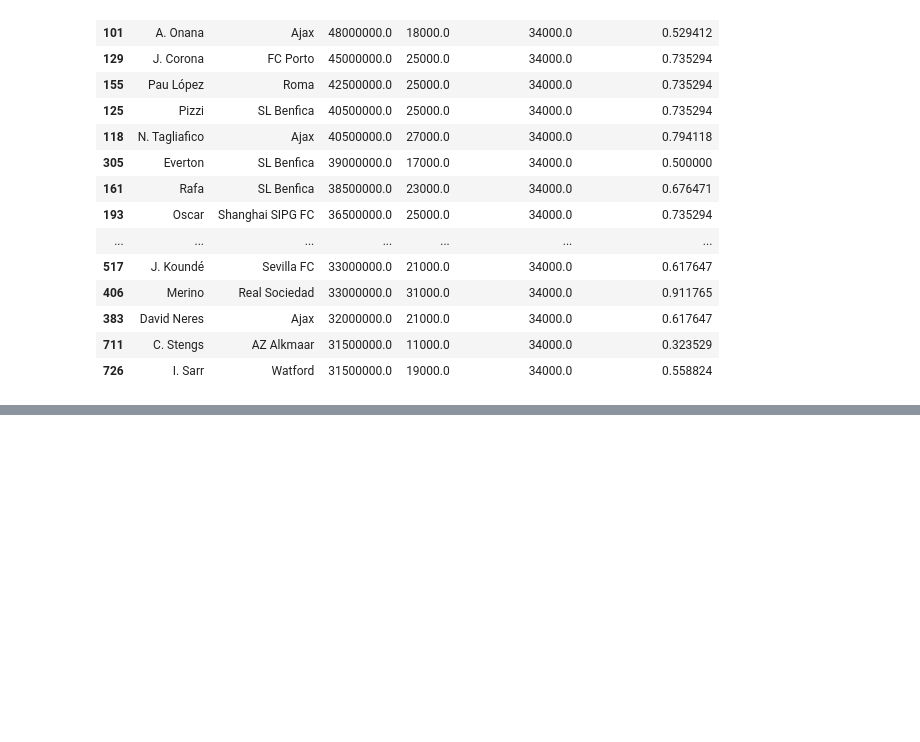
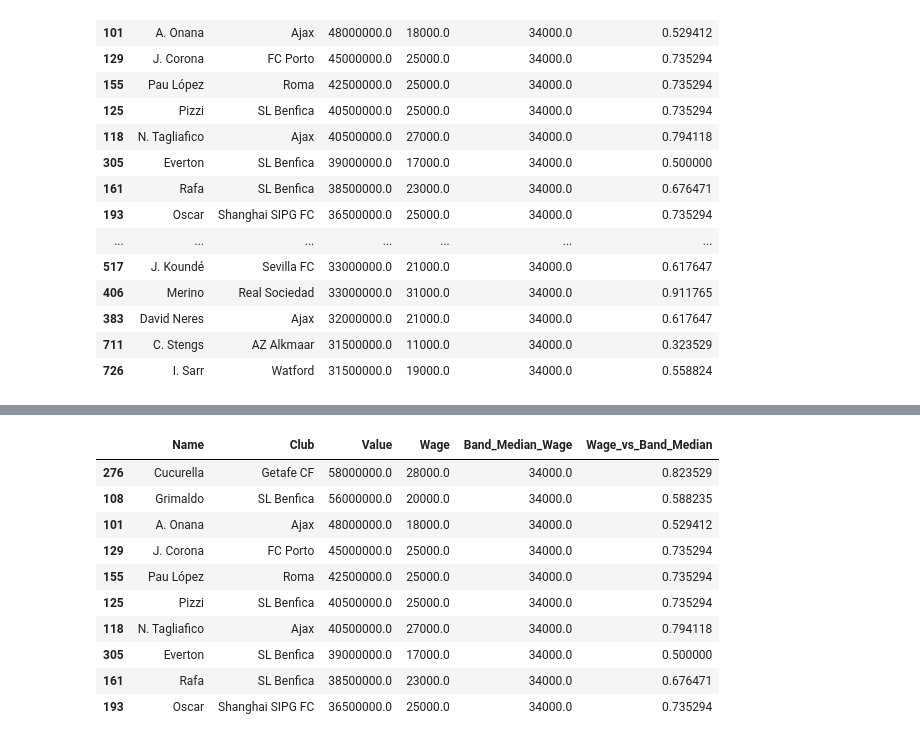
Before and after one commit to Alasko19/bincom_FIFA21_Project, a Jupyter notebook: fifa21_analysis.ipynb, the cells around one changed output, grey strips where cells are left out. Drawn from its saved outputs; the diff is of its cells as text; code cells hidden in the pictures; blank space fills up the shorter version.

```diff
--- a/fifa21_analysis.ipynb
+++ b/fifa21_analysis.ipynb
@@ -604,0 +637,27 @@ candidates[
+# %%
+# displaying the top 10 candidates
+
+top_10_candidates = candidates[
+    [
+        "Name",
+        "Club",
+        "Value",
+        "Wage",
+        "Band_Median_Wage",
+        "Wage_vs_Band_Median"
+    ]
+].head(10)
+
+top_10_candidates
+# %% [output]
+|  | Name | Club | Value | Wage | Band_Median_Wage | Wage_vs_Band_Median |
+| 276 | Cucurella | Getafe CF | 58000000.0 | 28000.0 | 34000.0 | 0.823529 |
+| 108 | Grimaldo | SL Benfica | 56000000.0 | 20000.0 | 34000.0 | 0.588235 |
+| 101 | A. Onana | Ajax | 48000000.0 | 18000.0 | 34000.0 | 0.529412 |
+| 129 | J. Corona | FC Porto | 45000000.0 | 25000.0 | 34000.0 | 0.735294 |
+| 155 | Pau López | Roma | 42500000.0 | 25000.0 | 34000.0 | 0.735294 |
+| 125 | Pizzi | SL Benfica | 40500000.0 | 25000.0 | 34000.0 | 0.735294 |
+| 118 | N. Tagliafico | Ajax | 40500000.0 | 27000.0 | 34000.0 | 0.794118 |
+| 305 | Everton | SL Benfica | 39000000.0 | 17000.0 | 34000.0 | 0.500000 |
+| 161 | Rafa | SL Benfica | 38500000.0 | 23000.0 | 34000.0 | 0.676471 |
+| 193 | Oscar | Shanghai SIPG FC | 36500000.0 | 25000.0 | 34000.0 | 0.735294 |
```
Also changed, not shown: parts of 1 cell of this notebook.
